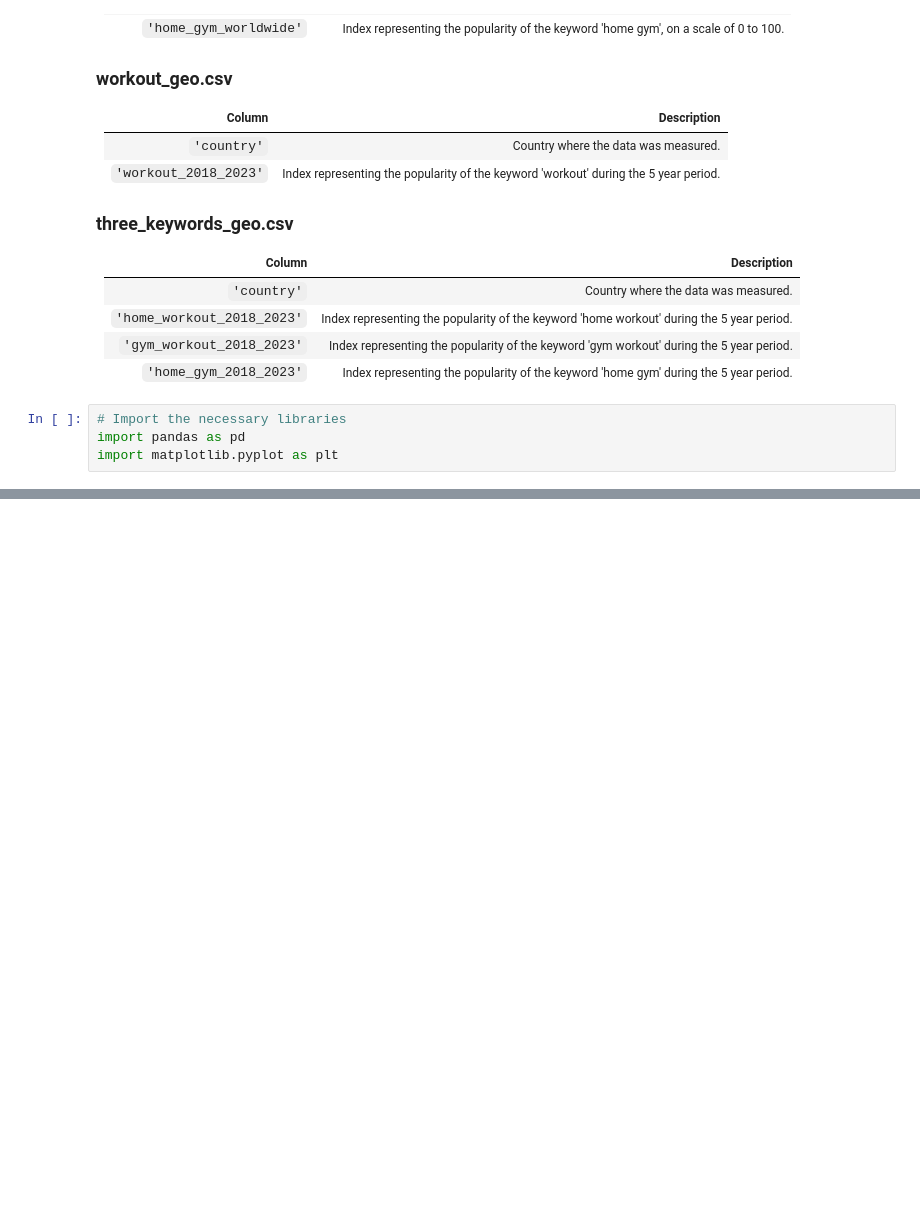
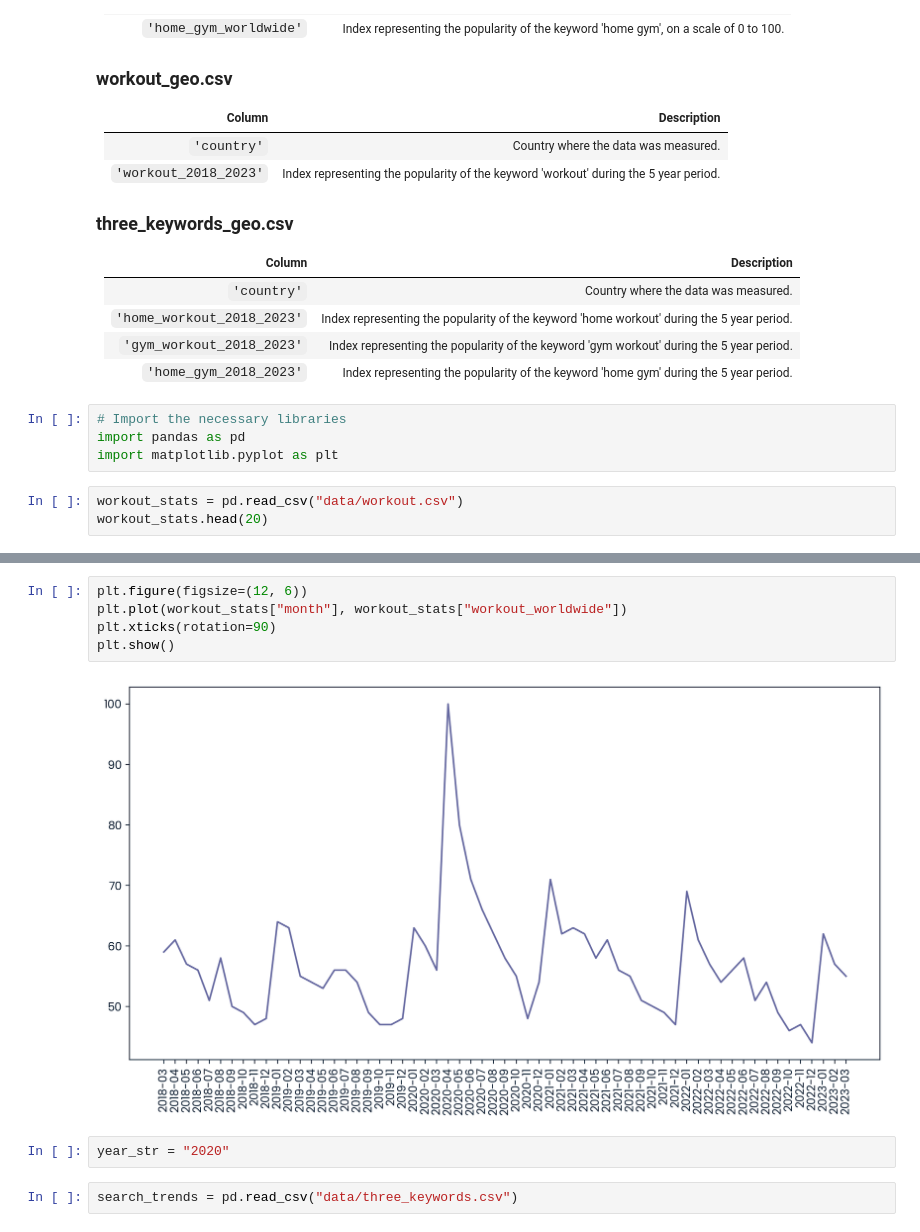
Before and after one commit to nahomWM/DataCamp-Real-world-Projects, a Jupyter notebook: Project1_DataDrivenProductManagement/notebook.ipynb, the cells around one changed output, grey strips where cells are left out. Cells and saved outputs as stored; diff of their text form; blank space fills up the shorter version.

Commit message:
Load and explore global workout trends

```diff
--- a/Project1_DataDrivenProductManagement/notebook.ipynb
+++ b/Project1_DataDrivenProductManagement/notebook.ipynb
@@ -42,3 +42,6 @@ You are provided with a number of CSV files in the "Files/data" folder, which of
 # Import the necessary libraries
 import pandas as pd
 import matplotlib.pyplot as plt
+# %%
+workout_stats = pd.read_csv("data/workout.csv")
+workout_stats.head(20)
@@ -44,0 +66,11 @@ import matplotlib.pyplot as plt
+# %%
+plt.figure(figsize=(12, 6))
+plt.plot(workout_stats["month"], workout_stats["workout_worldwide"])
+plt.xticks(rotation=90)
+plt.show()
+# %% [output]
+[figure, added]
+# %%
+year_str = "2020"
+# %%
+search_trends = pd.read_csv("data/three_keywords.csv")
```
Also changed, not shown: parts of 1 cell of this notebook.
